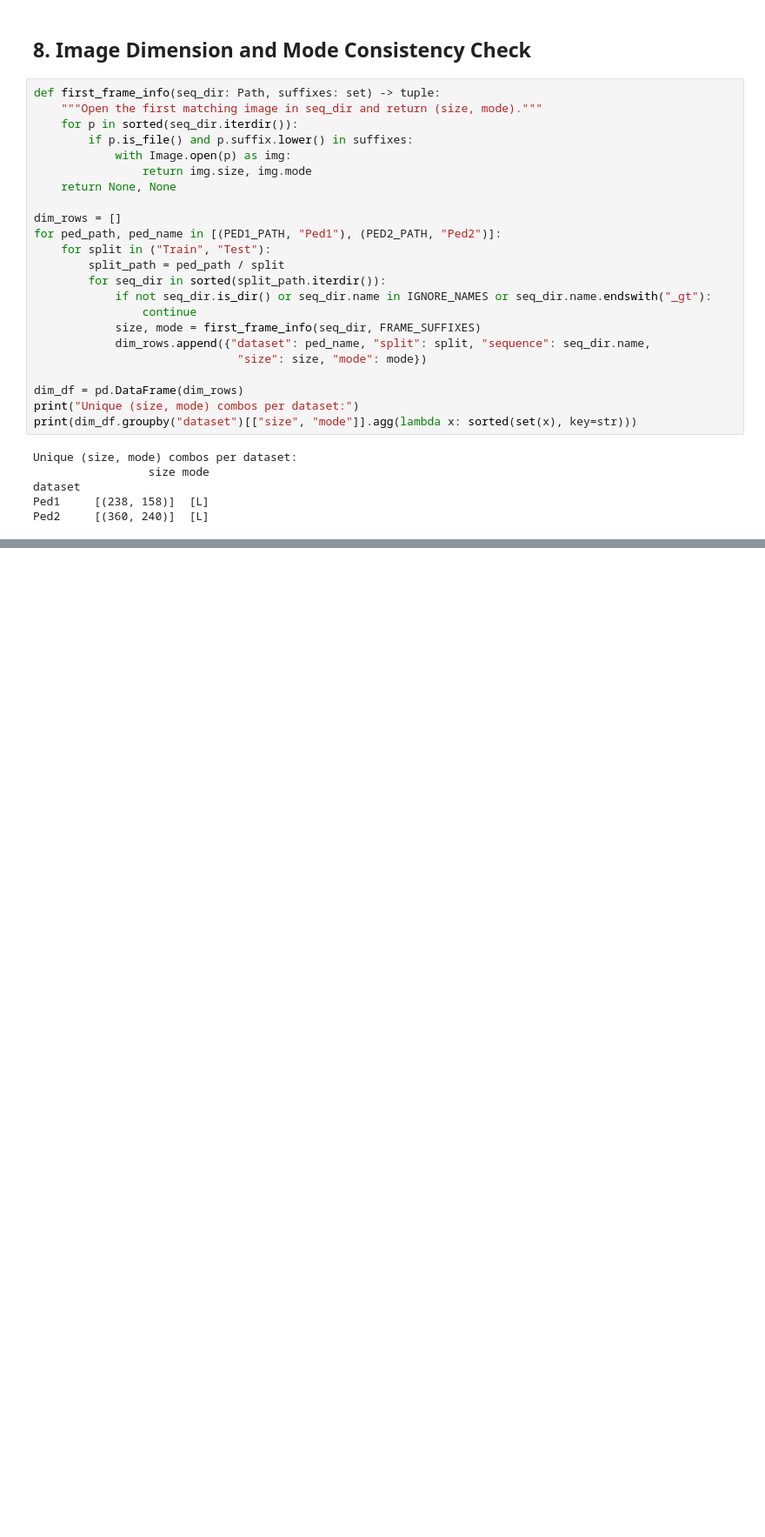
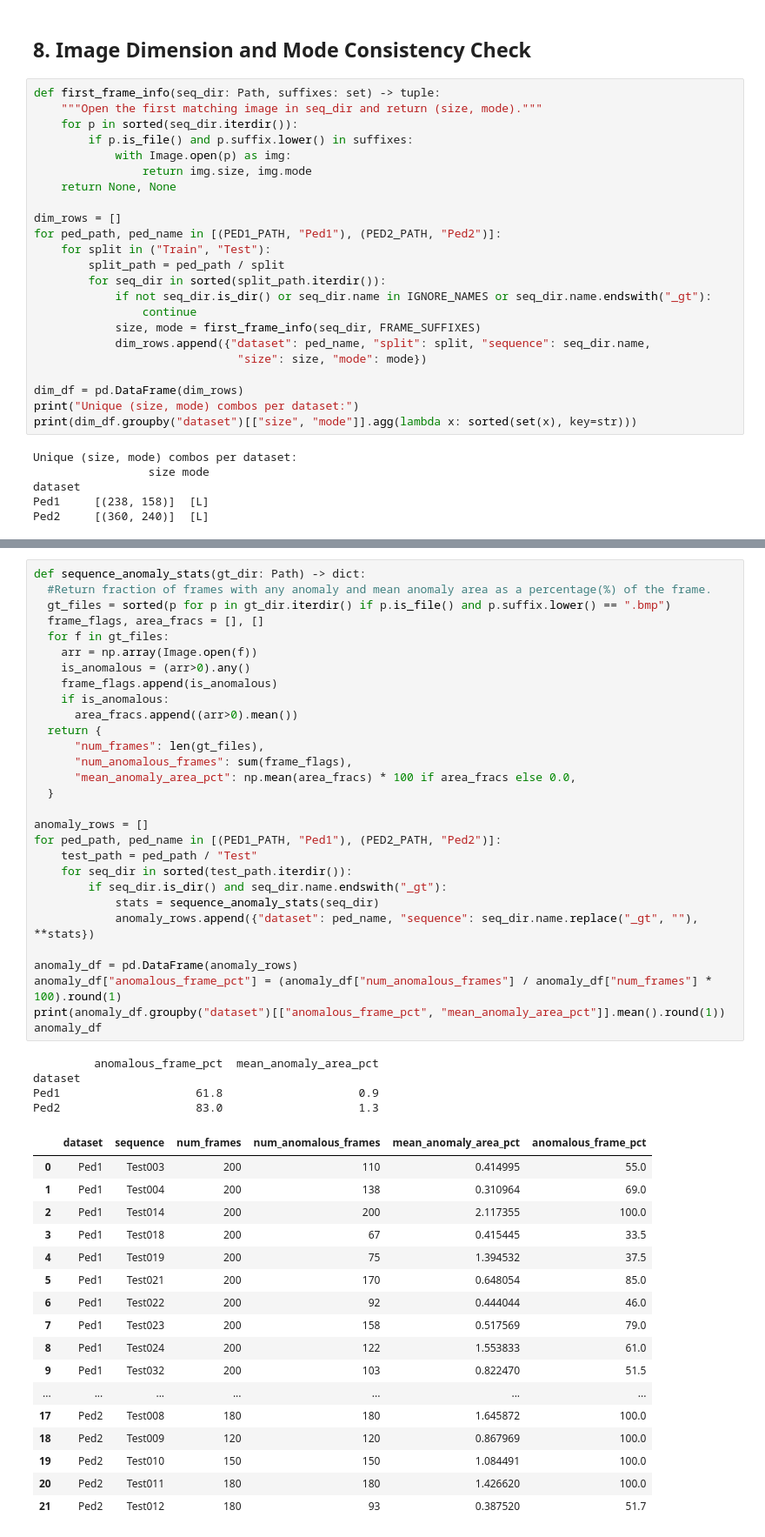
Before and after one commit to Rishabh-G-Shetye/SurveillanceAnomalyDetection, a Jupyter notebook: notebooks/02_ucsd_dataset_exploration.ipynb, the cells around one changed output, grey strips where cells are left out. Shown at 87% size. Cells and saved outputs as stored; diff of their text form; blank space fills up the shorter version.

```diff
--- a/notebooks/02_ucsd_dataset_exploration.ipynb
+++ b/notebooks/02_ucsd_dataset_exploration.ipynb
@@ -241,0 +270,51 @@ Ped2     [(360, 240)]  [L]
+# %%
+def sequence_anomaly_stats(gt_dir: Path) -> dict:
+  #Return fraction of frames with any anomaly and mean anomaly area as a percentage(%) of the frame.
+  gt_files = sorted(p for p in gt_dir.iterdir() if p.is_file() and p.suffix.lower() == ".bmp")
+  frame_flags, area_fracs = [], []
+  for f in gt_files:
+    arr = np.array(Image.open(f))
+    is_anomalous = (arr>0).any()
+    frame_flags.append(is_anomalous)
+    if is_anomalous:
+      area_fracs.append((arr>0).mean())
+  return {
+      "num_frames": len(gt_files),
+      "num_anomalous_frames": sum(frame_flags),
+      "mean_anomaly_area_pct": np.mean(area_fracs) * 100 if area_fracs else 0.0,
+  }
+
+anomaly_rows = []
+for ped_path, ped_name in [(PED1_PATH, "Ped1"), (PED2_PATH, "Ped2")]:
+    test_path = ped_path / "Test"
+    for seq_dir in sorted(test_path.iterdir()):
+        if seq_dir.is_dir() and seq_dir.name.endswith("_gt"):
+            stats = sequence_anomaly_stats(seq_dir)
+            anomaly_rows.append({"dataset": ped_name, "sequence": seq_dir.name.replace("_gt", ""), **stats})
+
+anomaly_df = pd.DataFrame(anomaly_rows)
+anomaly_df["anomalous_frame_pct"] = (anomaly_df["num_anomalous_frames"] / anomaly_df["num_frames"] * 100).round(1)
+print(anomaly_df.groupby("dataset")[["anomalous_frame_pct", "mean_anomaly_area_pct"]].mean().round(1))
+anomaly_df
+# %% [output]
+         anomalous_frame_pct  mean_anomaly_area_pct
+dataset
+Ped1                    61.8                    0.9
+Ped2                    83.0                    1.3
+|  | dataset | sequence | num_frames | num_anomalous_frames | mean_anomaly_area_pct | anomalous_frame_pct |
+| 0 | Ped1 | Test003 | 200 | 110 | 0.414995 | 55.0 |
+| 1 | Ped1 | Test004 | 200 | 138 | 0.310964 | 69.0 |
+| 2 | Ped1 | Test014 | 200 | 200 | 2.117355 | 100.0 |
+| 3 | Ped1 | Test018 | 200 | 67 | 0.415445 | 33.5 |
+| 4 | Ped1 | Test019 | 200 | 75 | 1.394532 | 37.5 |
+| 5 | Ped1 | Test021 | 200 | 170 | 0.648054 | 85.0 |
+| 6 | Ped1 | Test022 | 200 | 92 | 0.444044 | 46.0 |
+| 7 | Ped1 | Test023 | 200 | 158 | 0.517569 | 79.0 |
+| 8 | Ped1 | Test024 | 200 | 122 | 1.553833 | 61.0 |
+| 9 | Ped1 | Test032 | 200 | 103 | 0.822470 | 51.5 |
+| ... | ... | ... | ... | ... | ... | ... |
+| 17 | Ped2 | Test008 | 180 | 180 | 1.645872 | 100.0 |
+| 18 | Ped2 | Test009 | 120 | 120 | 0.867969 | 100.0 |
+| 19 | Ped2 | Test010 | 150 | 150 | 1.084491 | 100.0 |
+| 20 | Ped2 | Test011 | 180 | 180 | 1.426620 | 100.0 |
+| 21 | Ped2 | Test012 | 180 | 93 | 0.387520 | 51.7 |
```
Also changed, not shown: parts of 8 cells of this notebook.
